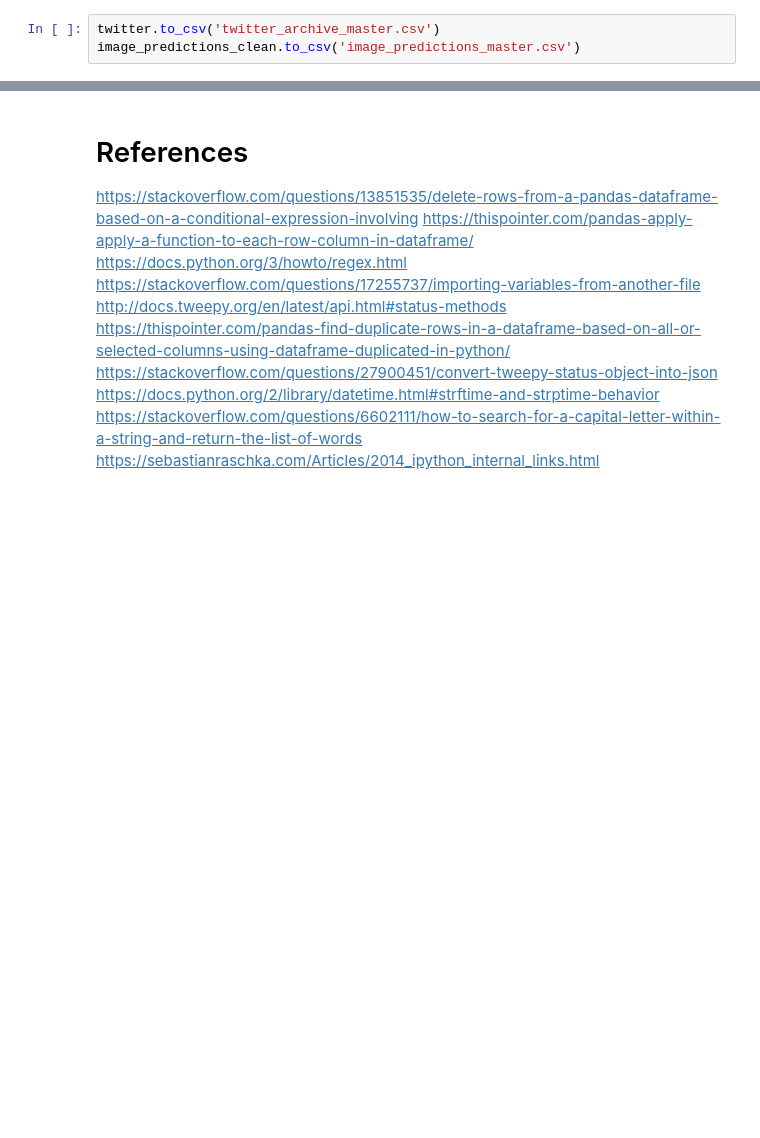
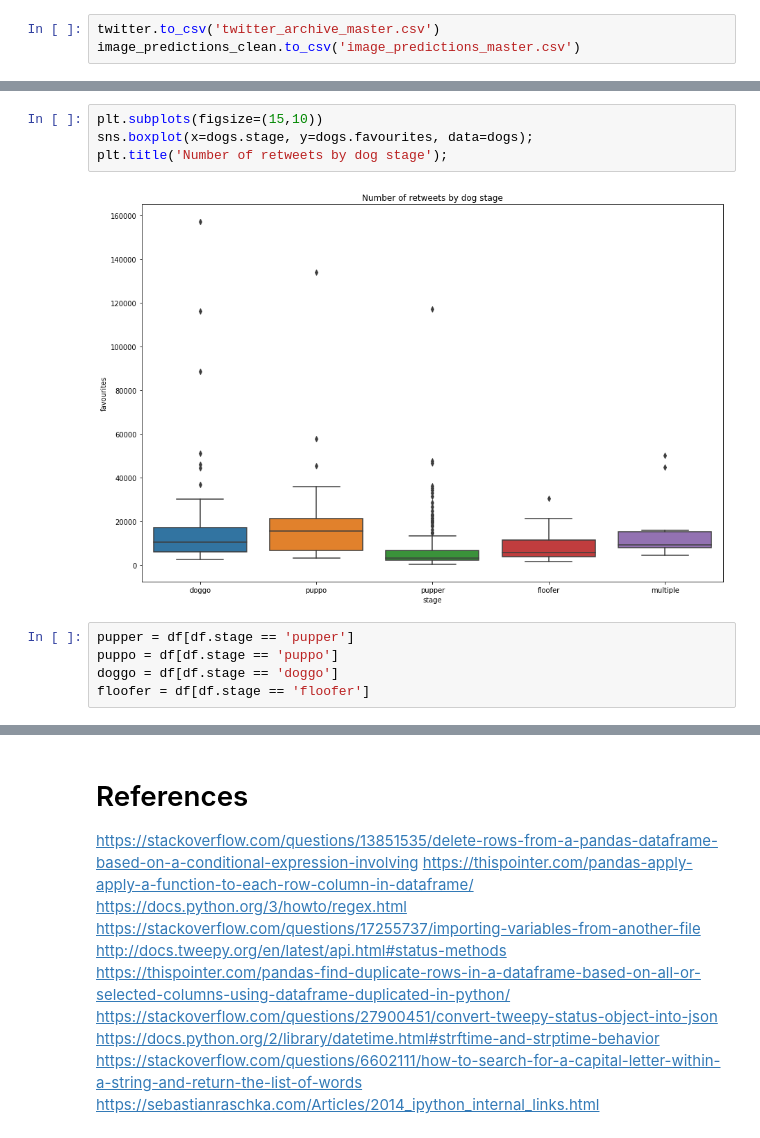
Before and after one commit to aleighton/Project4, a Jupyter notebook: wrangle_act.ipynb, the cells around one changed output, grey strips where cells are left out. Saved outputs shown, nothing was run; the diff lists cells and outputs as text; blank space fills up the shorter version.

```diff
--- a/wrangle_act.ipynb
+++ b/wrangle_act.ipynb
@@ -674,0 +736,11 @@ image_predictions_clean.to_csv('image_predictions_master.csv')
+# %%
+plt.subplots(figsize=(15,10))
+sns.boxplot(x=dogs.stage, y=dogs.favourites, data=dogs);
+plt.title('Number of retweets by dog stage');
+# %% [output]
+[figure, added]
+# %%
+pupper = df[df.stage == 'pupper']
+puppo = df[df.stage == 'puppo']
+doggo = df[df.stage == 'doggo']
+floofer = df[df.stage == 'floofer']
```
Also changed, not shown: parts of 28 cells of this notebook.
